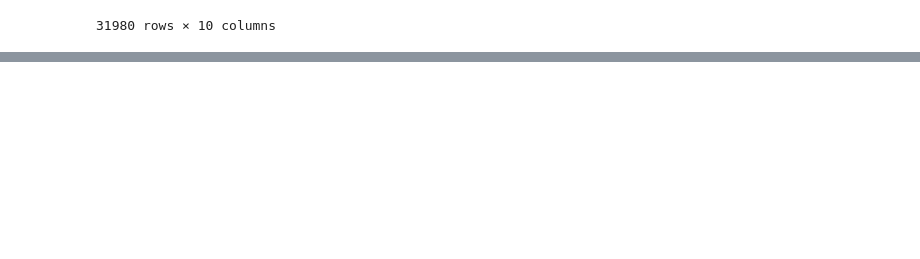
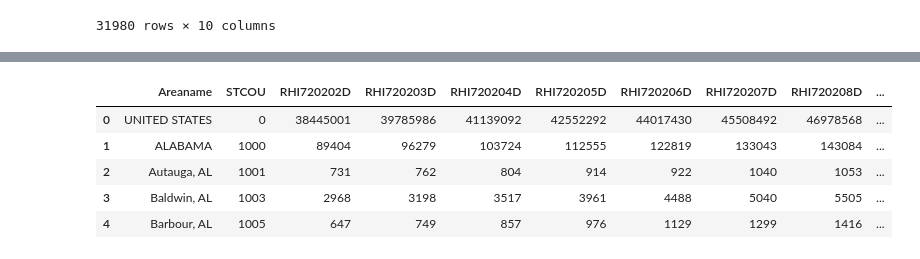
Before and after one commit to ncsa/CPRHD_WNV_GI, a Jupyter notebook: WNV-SocioEconomicFeatures-Vinu.ipynb, the cells around one changed output, grey strips where cells are left out. Cells and saved outputs as stored; diff of their text form; code cells hidden in the pictures; blank space fills up the shorter version.

```diff
--- a/WNV-SocioEconomicFeatures-Vinu.ipynb
+++ b/WNV-SocioEconomicFeatures-Vinu.ipynb
@@ -1960,0 +2703,5 @@ df5
+# %%
+ra6a = pd.read_excel("RHI/RHI02.xls", "Sheet6")
+print(ra6a.shape, "\n")
+print(list(ra6a.columns))
+ra6a.head(2)
@@ -1960,0 +2716,31 @@ df5
+# %%
+##Column descriptions: File 2, Sheet 6
+
+#### Areaname: County name
+#### STCOU: GEOID
+#### RHI720202D: Resident population: Hispanic or Latino Origin (July 1 - estimate) 2002
+#### RHI720203D: Resident population: Hispanic or Latino Origin (July 1 - estimate) 2003
+#### RHI720204D: Resident population: Hispanic or Latino Origin (July 1 - estimate) 2004
+#### RHI720205D: Resident population: Hispanic or Latino Origin (July 1 - estimate) 2005
+#### RHI720206D: Resident population: Hispanic or Latino Origin (July 1 - estimate) 2006
+#### RHI720207D: Resident population: Hispanic or Latino Origin (July 1 - estimate) 2007
+#### RHI720208D: Resident population: Hispanic or Latino Origin (July 1 - estimate) 2008
+#### RHI720209D: Resident population: Hispanic or Latino Origin (July 1 - estimate) 2009
+
+#Columns to drop in sheet 6
+racols_drop_6a = ['RHI720202F', 'RHI720202N1', 'RHI720202N2', 'RHI720203F',
+                  'RHI720203N1', 'RHI720203N2', 'RHI720204F', 'RHI720204N1',
+                  'RHI720204N2', 'RHI720205F', 'RHI720205N1', 'RHI720205N2', 'RHI720206F',
+                  'RHI720206N1', 'RHI720206N2', 'RHI720207F', 'RHI720207N1',
+                  'RHI720207N2', 'RHI720208F', 'RHI720208N1', 'RHI720208N2', 'RHI720209F',
+                  'RHI720209N1', 'RHI720209N2', 'RHI725200F', 'RHI725200D', 'RHI725200N1',
+                  'RHI725200N2', 'RHI725201F', 'RHI725201D', 'RHI725201N1', 'RHI725201N2']
+ra6a = ra6a.drop(columns = racols_drop_6a, axis = 1)
+ra6a.head(5)
+# %% [output]
+|  | Areaname | STCOU | RHI720202D | RHI720203D | RHI720204D | RHI720205D | RHI720206D | RHI720207D | RHI720208D | ... |
+| 0 | UNITED STATES | 0 | 38445001 | 39785986 | 41139092 | 42552292 | 44017430 | 45508492 | 46978568 | ... |
+| 1 | ALABAMA | 1000 | 89404 | 96279 | 103724 | 112555 | 122819 | 133043 | 143084 | ... |
+| 2 | Autauga, AL | 1001 | 731 | 762 | 804 | 914 | 922 | 1040 | 1053 | ... |
+| 3 | Baldwin, AL | 1003 | 2968 | 3198 | 3517 | 3961 | 4488 | 5040 | 5505 | ... |
+| 4 | Barbour, AL | 1005 | 647 | 749 | 857 | 976 | 1129 | 1299 | 1416 | ... |
```
Also changed, not shown: parts of 64 cells of this notebook.
